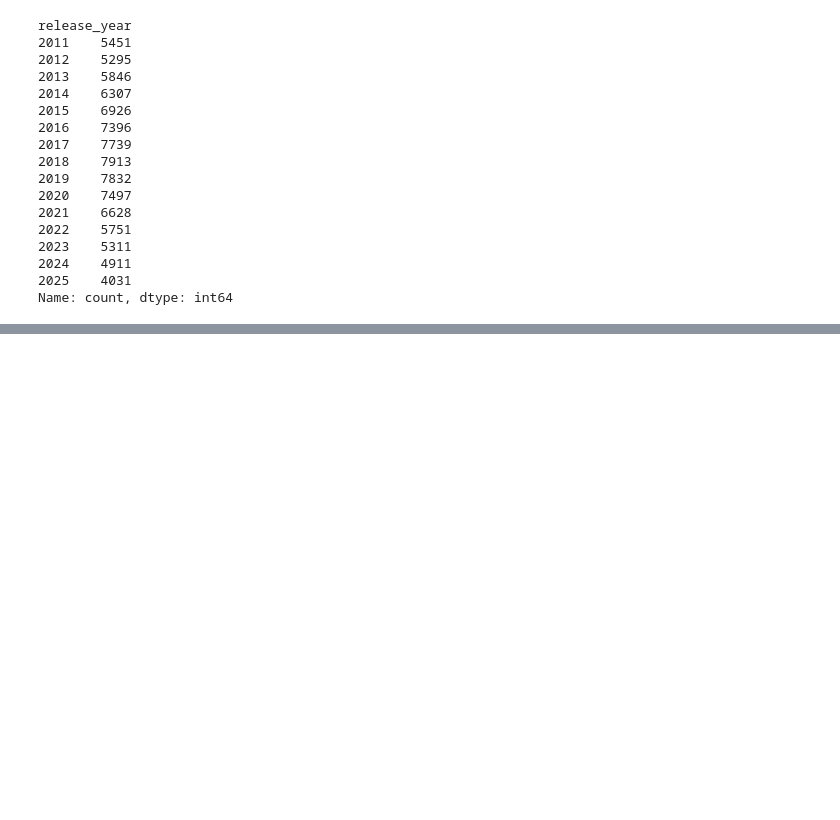
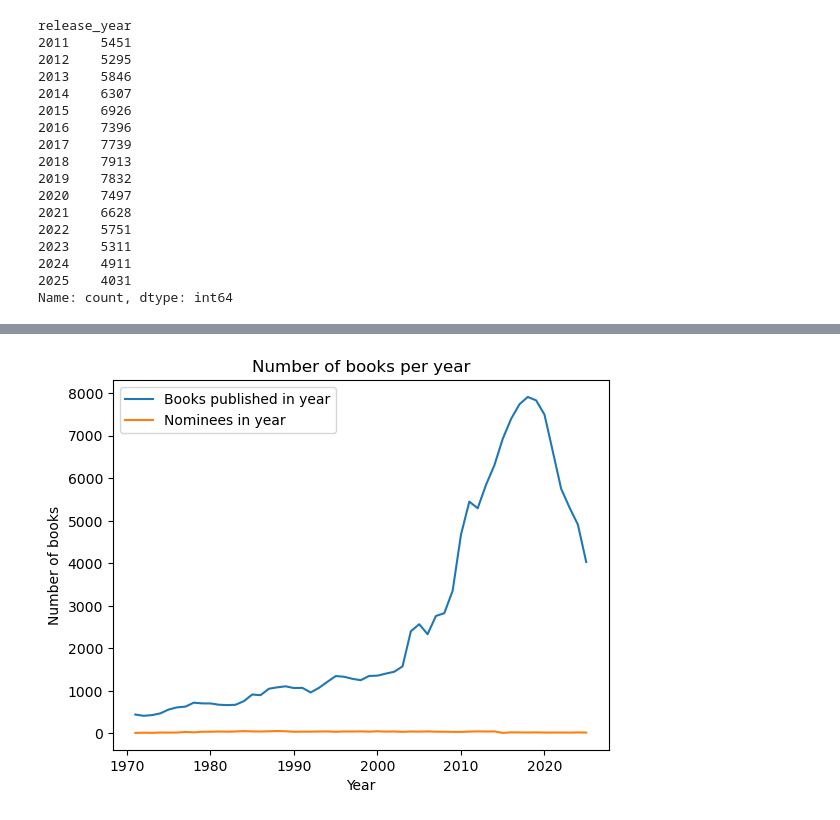
Before and after one commit to Erdos-Projects/summer26-nomination-worthy-books, a Jupyter notebook: CLEAN-REPO/exploratory-data-analysis/data_visualization.ipynb, the cells around one changed output, grey strips where cells are left out. Saved outputs shown, nothing was run; the diff lists cells and outputs as text; code cells hidden in the pictures; blank space fills up the shorter version.

```diff
--- a/CLEAN-REPO/exploratory-data-analysis/data_visualization.ipynb
+++ b/CLEAN-REPO/exploratory-data-analysis/data_visualization.ipynb
@@ -56,0 +61,10 @@ plt.show()
+# %%
+plt.plot(books_per_year, label='Books published in year')
+plt.plot(nominees_per_year, label='Nominees in year')
+plt.ylabel('Number of books')
+plt.xlabel('Year')
+plt.title('Number of books per year')
+plt.legend()
+plt.show()
+# %% [output]
+[figure, added]
```
Also changed, not shown: parts of 4 cells of this notebook, 2 other files.
